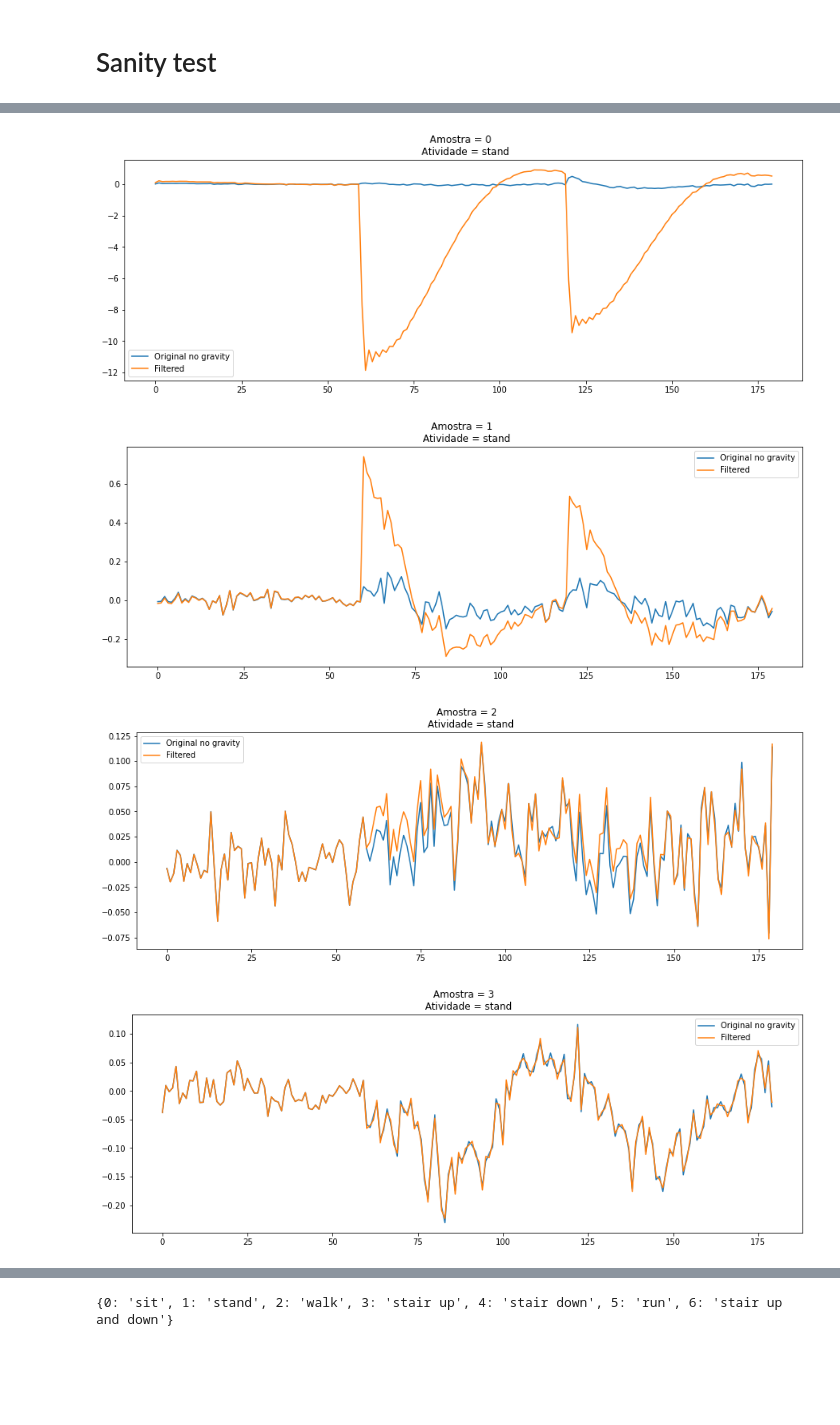
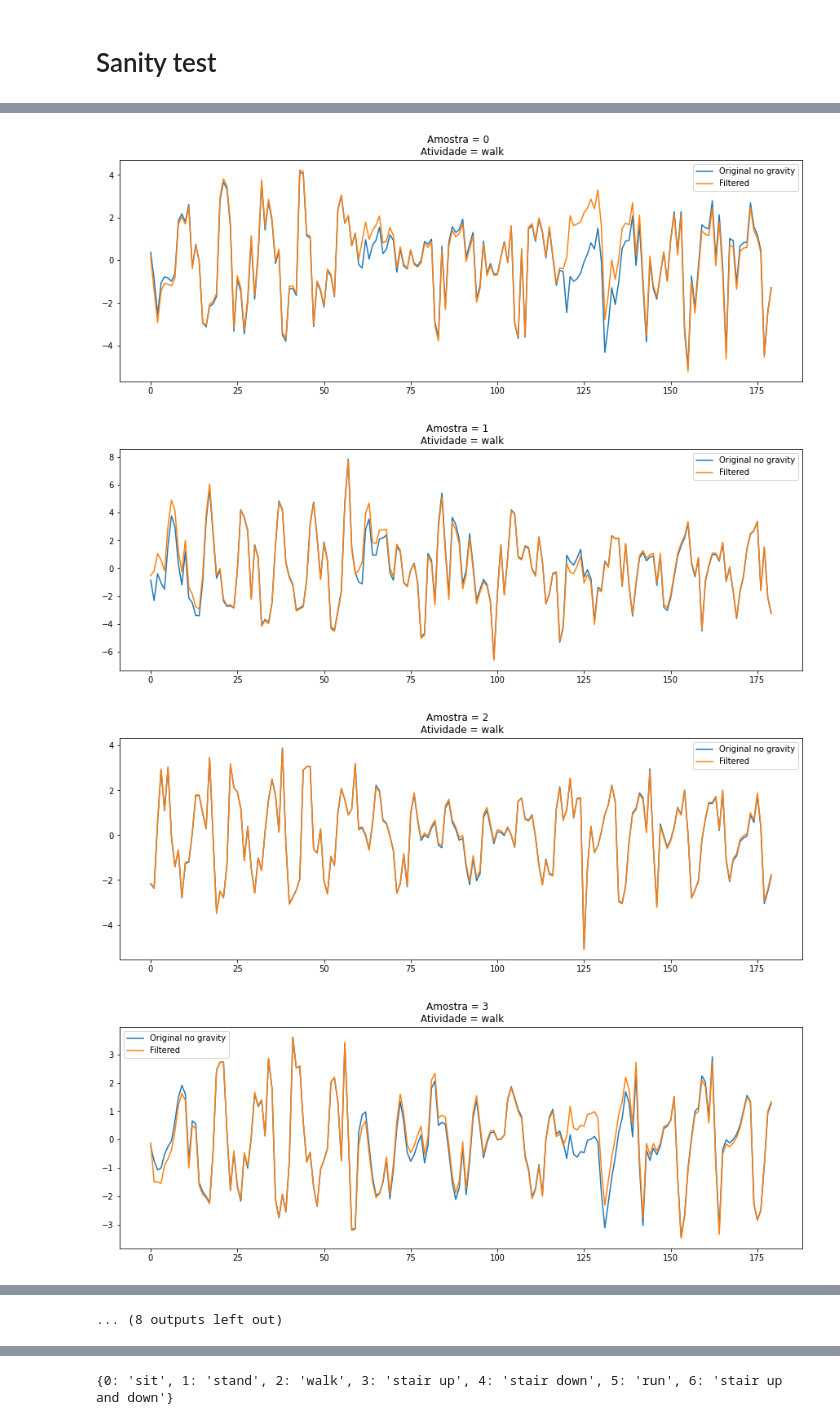
Before and after one commit to otavioon/librep-hiaac, a Jupyter notebook: experiments/Intra_datasets/Sanity_test/ucihar.ipynb, the cells around one changed output, grey strips where cells are left out. Saved outputs shown, nothing was run; the diff lists cells and outputs as text; code cells hidden in the pictures; blank space fills up the shorter version.

```diff
--- a/experiments/Intra_datasets/Sanity_test/ucihar.ipynb
+++ b/experiments/Intra_datasets/Sanity_test/ucihar.ipynb
@@ -24,5 +25,5 @@ from librep.metrics.report import ClassificationReport
 # %%
-loader = UCIHAR_UnbalancedView20Hz("../../../data_2/views/UCI-HAR/unbalanced_20Hz_train_test_9.81_acc_filtered",
+loader = UCIHAR_UnbalancedView20Hz("../../../data_2/views/UCI-HAR/balanced_20Hz_filtered",
                                    download=False)
 data_filtered = loader.load(concat_all=True, label="standard activity code")
 data_filtered.data['standard activity code'] = data_filtered.data['standard activity code'].astype('int')
@@ -32,5 +33,5 @@ PandasMultiModalDataset: samples=3456, features=360, no. window=6, label_columns
 # %%
-loader = UCIHAR_UnbalancedView20Hz("../../../data_2/views/UCI-HAR/unbalanced_20Hz_train_test_9.81_acc",
+loader = UCIHAR_UnbalancedView20Hz("../../../data_2/views/UCI-HAR/balanced_20Hz_without_gravity",
                                    download=False)
 data_no_gravity = loader.load(concat_all=True, label="standard activity code")
 data_no_gravity.data['standard activity code'] = data_no_gravity.data['standard activity code'].astype('int')
@@ -40,14 +41,15 @@ PandasMultiModalDataset: samples=3456, features=360, no. window=6, label_columns
 # %%
-loader = UCIHAR_UnbalancedView20Hz("../../../data_2/views/UCI-HAR/unbalanced_20Hz_train_test_with_gravity_9.81_acc",
+loader = UCIHAR_UnbalancedView20Hz("../../../data_2/views/UCI-HAR/balanced_20Hz_with_gravity",
                                    download=False)
 data_gravity = loader.load(concat_all=True, label="standard activity code")
 data_gravity.data['standard activity code'] = data_gravity.data['standard activity code'].astype('int')
 data_gravity
 
-filter_transform = ButterWorthFilter(btype='low' ,fs=20)
+filter_transform = ButterWorthFilter(btype='hp' ,fs=20)
 windowed_filter_transform = WindowedTransform(
     filter_transform, fit_on="all", transform_on="window", select_windows=["accel-x", "accel-y", "accel-z"]
 )
 transformer_filter = TransformMultiModalDataset(transforms=windowed_filter_transform)
 
 data_gravity_filtered = transformer_filter(data_gravity)
+data_gravity_filtered
@@ -100,33 +104,34 @@ def plot_sample(standard_activity_codes, amostra, samples, label):
 # %%
 standard_activity_codes = {
     0: "sit",
     1: "stand",
     2: "walk",
     3: "stair up",
     4: "stair down",
     5: "run",
     6: "stair up and down"
 }
 
-amostras = [0, 1, 2, 3]
+amostras = [0, 1, 2, 3, 499, 500, 501, 502, 503, 998, 999, 1000, 1001, 1002, 1003, 1004, 1288, 1289, 1290,
+            1291]
 for amostra in amostras:
     samples = []
 
     sample = np.array(data_gravity.data.iloc[:,:180])[amostra]
     samples.append(sample)
 
     sample = np.array(data_no_gravity.data.iloc[:,:180])[amostra]
     samples.append(sample)
 
     sample = np.array(data_filtered.data.iloc[:,:180])[amostra]
     samples.append(sample)
 
     y = np.array(data_filtered.data['standard activity code'])[amostra]
     label = standard_activity_codes[y]
 
     plot_sample(standard_activity_codes, amostra, samples, label)
 # %% [output]
-[figure, old version]
+[figure, new version]
-[figure, old version]
+[figure, new version]
-[figure, old version]
+[figure, new version]
-[figure, old version]
+[figure, new version]
@@ -132,0 +146 @@ for amostra in amostras:
+... (8 outputs left out)
```
Also changed, not shown: parts of 62 cells of this notebook.
